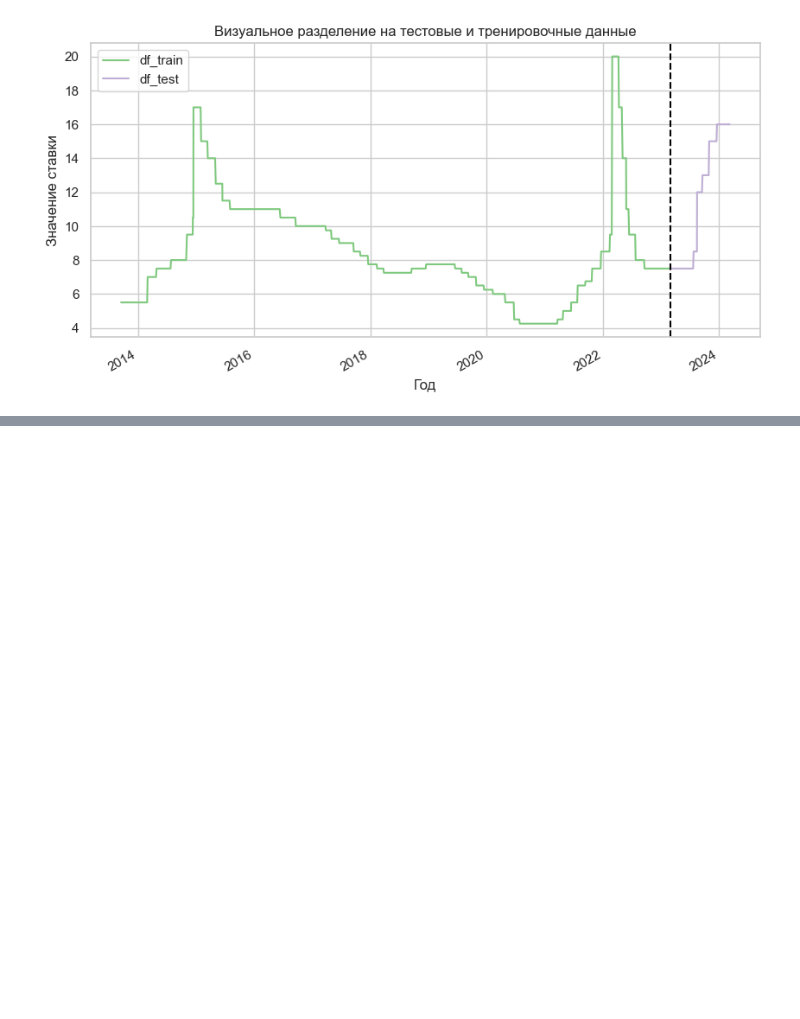
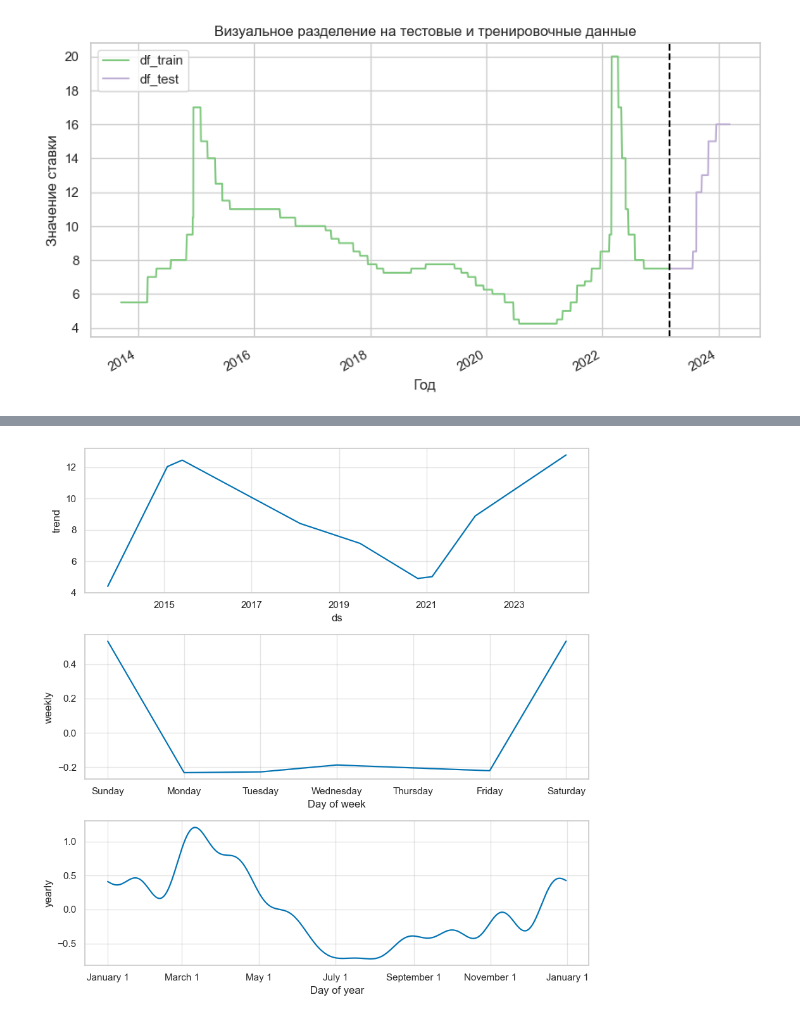
Before and after one commit to myxa95/01_Prediction_of_the_key_rate_in_the_Russian_Federation, a Jupyter notebook: notebooks/Parcer_CB_RF.ipynb, the cells around one changed output, grey strips where cells are left out. Saved outputs shown, nothing was run; the diff lists cells and outputs as text; code cells hidden in the pictures; blank space fills up the shorter version.

```diff
--- a/notebooks/Parcer_CB_RF.ipynb
+++ b/notebooks/Parcer_CB_RF.ipynb
@@ -182,0 +185,5 @@ Wall time: 871 ms
+# %%
+fig = bs_prophet.plot_components(predict)
+plt.show()
+# %% [output]
+[figure, added]
```
Also changed, not shown: parts of 10 cells of this notebook.
